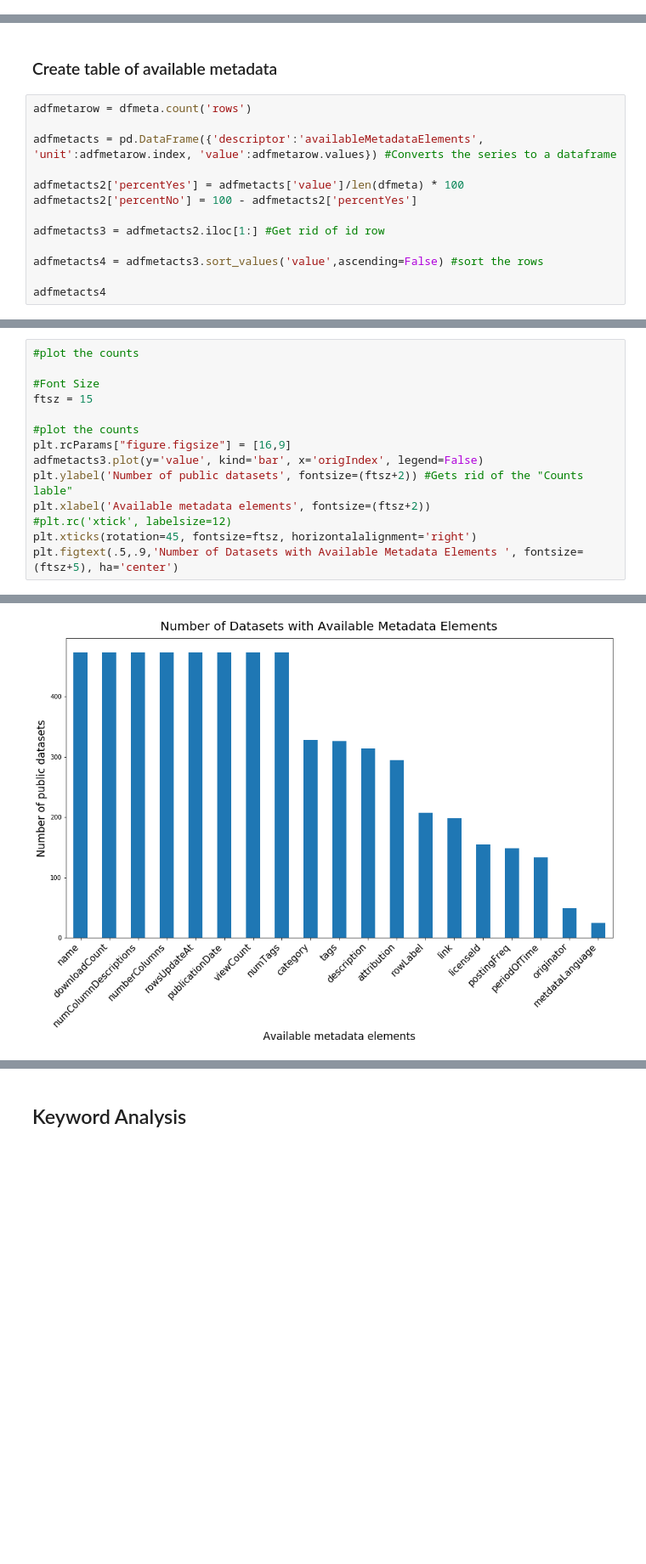
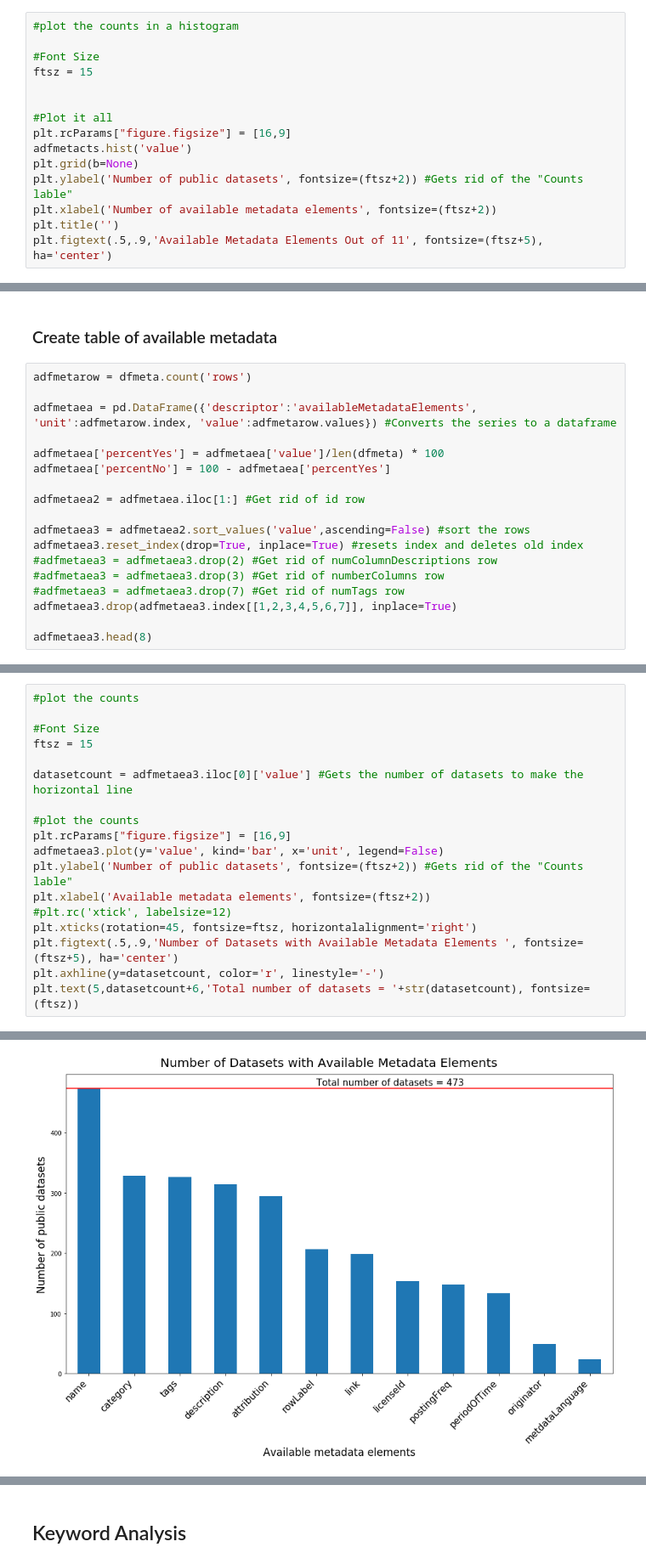
Before and after one commit to OpenDataLiteracy/WSL-AMF, a Jupyter notebook: portal-dashboard/socrata-all-metadata.ipynb, the cells around one changed output, grey strips where cells are left out. Shown at 85% size. Cells and saved outputs as stored; diff of their text form; blank space fills up the shorter version.

```diff
--- a/portal-dashboard/socrata-all-metadata.ipynb
+++ b/portal-dashboard/socrata-all-metadata.ipynb
@@ -450,3 +433,18 @@ plt.figtext(.5,.9,'Available Metadata Elements Out of 11', fontsize=(ftsz+5), ha
 # %% [output]
 Text(0.5, 0.9, 'Available Metadata Elements Out of 11')
 [figure]
+# %%
+#plot the counts in a histogram
+
+#Font Size
+ftsz = 15
+
+
+#Plot it all
+plt.rcParams["figure.figsize"] = [16,9]
+adfmetacts.hist('value')
+plt.grid(b=None)
+plt.ylabel('Number of public datasets', fontsize=(ftsz+2)) #Gets rid of the "Counts lable"
+plt.xlabel('Number of available metadata elements', fontsize=(ftsz+2))
+plt.title('')
+plt.figtext(.5,.9,'Available Metadata Elements Out of 11', fontsize=(ftsz+5), ha='center')
@@ -455,15 +456,20 @@ Text(0.5, 0.9, 'Available Metadata Elements Out of 11')
 # %%
 adfmetarow = dfmeta.count('rows')
 
-adfmetacts = pd.DataFrame({'descriptor':'availableMetadataElements', 'unit':adfmetarow.index, 'value':adfmetarow.values}) #Converts the series to a dataframe
+adfmetaea = pd.DataFrame({'descriptor':'availableMetadataElements', 'unit':adfmetarow.index, 'value':adfmetarow.values}) #Converts the series to a dataframe
 
-adfmetacts2['percentYes'] = adfmetacts['value']/len(dfmeta) * 100
-adfmetacts2['percentNo'] = 100 - adfmetacts2['percentYes']
+adfmetaea['percentYes'] = adfmetaea['value']/len(dfmeta) * 100
+adfmetaea['percentNo'] = 100 - adfmetaea['percentYes']
 
-adfmetacts3 = adfmetacts2.iloc[1:] #Get rid of id row
+adfmetaea2 = adfmetaea.iloc[1:] #Get rid of id row
 
-adfmetacts4 = adfmetacts3.sort_values('value',ascending=False) #sort the rows
+adfmetaea3 = adfmetaea2.sort_values('value',ascending=False) #sort the rows
+adfmetaea3.reset_index(drop=True, inplace=True) #resets index and deletes old index
+#adfmetaea3 = adfmetaea3.drop(2) #Get rid of numColumnDescriptions row
+#adfmetaea3 = adfmetaea3.drop(3) #Get rid of numberColumns row
+#adfmetaea3 = adfmetaea3.drop(7) #Get rid of numTags row
+adfmetaea3.drop(adfmetaea3.index[[1,2,3,4,5,6,7]], inplace=True)
 
-adfmetacts4
+adfmetaea3.head(8)
 # %% [output]
 |  | descriptor | unit | value | percentYes | percentNo |
@@ -489,12 +487,16 @@ adfmetacts4
 #Font Size
 ftsz = 15
 
+datasetcount = adfmetaea3.iloc[0]['value'] #Gets the number of datasets to make the horizontal line
+
 #plot the counts
 plt.rcParams["figure.figsize"] = [16,9]
-adfmetacts3.plot(y='value', kind='bar', x='origIndex', legend=False)
+adfmetaea3.plot(y='value', kind='bar', x='unit', legend=False)
 plt.ylabel('Number of public datasets', fontsize=(ftsz+2)) #Gets rid of the "Counts lable"
 plt.xlabel('Available metadata elements', fontsize=(ftsz+2))
 #plt.rc('xtick', labelsize=12)
 plt.xticks(rotation=45, fontsize=ftsz, horizontalalignment='right')
 plt.figtext(.5,.9,'Number of Datasets with Available Metadata Elements ', fontsize=(ftsz+5), ha='center')
+plt.axhline(y=datasetcount, color='r', linestyle='-')
+plt.text(5,datasetcount+6,'Total number of datasets = '+str(datasetcount), fontsize=(ftsz))
 # %% [output]
@@ -502,3 +504,3 @@ Text(0.5, 0.9, 'Number of Datasets with Available Metadata Elements ')
-[figure, old version]
+[figure, new version]
 # %% [markdown]
 ### How complete are core metadata elements?
```
Also changed, not shown: parts of 44 cells of this notebook.
